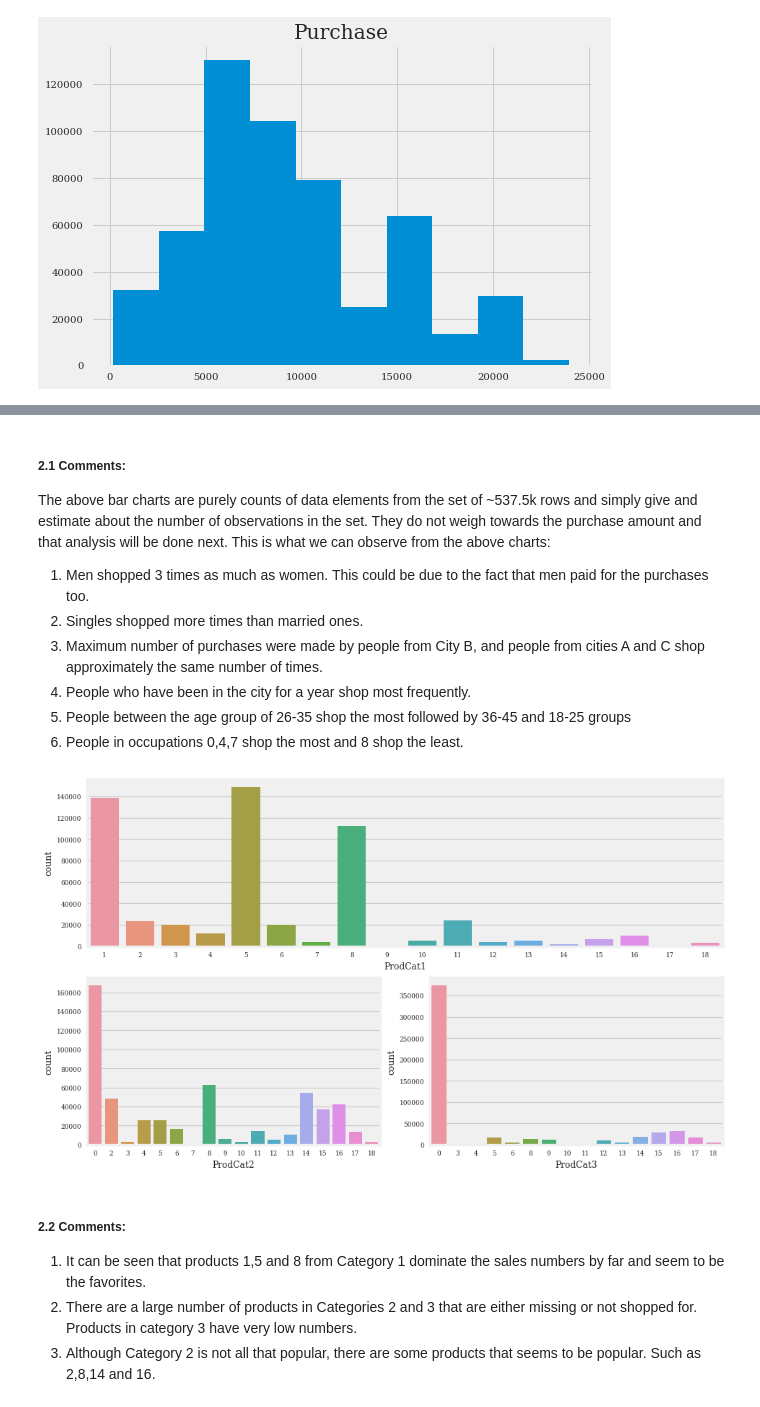
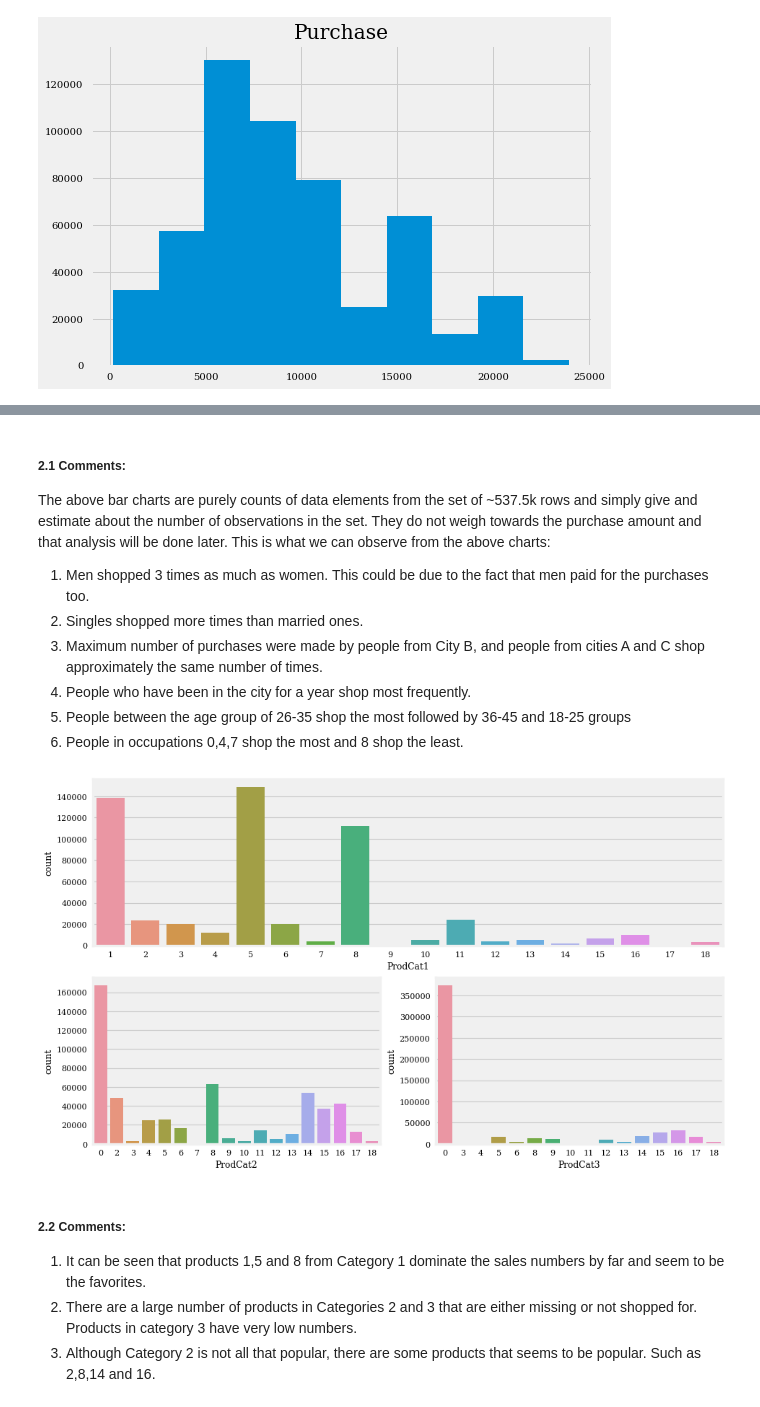
Before and after one commit to RishRosh/SpringBoard_Capstone1_BlackFridaySales, a Jupyter notebook: BlackFriday.ipynb, the cells around one changed output, grey strips where cells are left out. Saved outputs shown, nothing was run; the diff lists cells and outputs as text; code cells hidden in the pictures.

```diff
--- a/BlackFriday.ipynb
+++ b/BlackFriday.ipynb
@@ -147,6 +145,6 @@ It can be concluded that this Product_ID is not relevant and can be dropped alon
 # %%
-# Drop these unneeded columns
-data=data.drop(['Product_ID','Product_Category_1','Product_Category_2','Product_Category_3'], axis=1)
+# Drop the redundant columns
+data=data.drop(['Product_Category_1','Product_Category_2','Product_Category_3'], axis=1)
 # %%
 data.info()
 # %% [output]
@@ -258,6 +224,6 @@ plt.tight_layout()
 # %% [markdown]
 ##### 2.1 Comments:
-The above bar charts are purely counts of data elements from the set of ~537.5k rows and simply give and estimate about the number of observations in the set. They do not weigh towards the purchase amount and that analysis will be done next. This is what we can observe from the above charts:
+The above bar charts are purely counts of data elements from the set of ~537.5k rows and simply give and estimate about the number of observations in the set. They do not weigh towards the purchase amount and that analysis will be done later. This is what we can observe from the above charts:
 
 1. Men shopped 3 times as much as women. This could be due to the fact that men paid for the purchases too.
 2. Singles shopped more times than married ones.
@@ -268,37 +234,23 @@ The above bar charts are purely counts of data elements from the set of ~537.5k
 # %%
 # Get the Product category distribution
 
 style.use('seaborn-notebook') #sets the size of the charts
 matplotlib.rcParams.update({'font.size': 8}) #set font for chart labels
 fig = plt.figure(num=None, figsize=(12, 7), dpi=80, facecolor='w', edgecolor='k')
 ax1 = plt.subplot2grid((2,2),(1,0))
 ax1 = sns.countplot(data.ProdCat2)
-for label in ax1.xaxis.get_ticklabels():
-    #label.set_rotation(45)
-    label.set_fontsize(8)
-for label in ax1.yaxis.get_ticklabels():
-    label.set_fontsize(8)
 
 ax2 = plt.subplot2grid((2,2),(1,1))
 ax2 = sns.countplot(data.ProdCat3)
-for label in ax2.xaxis.get_ticklabels():
-    #label.set_rotation(45)
-    label.set_fontsize(8)
-for label in ax2.yaxis.get_ticklabels():
-    label.set_fontsize(8)
 
 ax3 = plt.subplot2grid((2,2),(0,0), colspan=2)
 ax3 = sns.countplot(data.ProdCat1)
-for label in ax3.xaxis.get_ticklabels():
-    #label.set_rotation(45)
-    label.set_fontsize(8)
-for label in ax3.yaxis.get_ticklabels():
-    label.set_fontsize(8)
+
 plt.tight_layout()
 #plt.subplots_adjust(left=0.9, bottom=0.20, right=0.94, top=0.90, wspace=0.2, hspace=0)
 #ax3.grid(True)
 # %% [output]
-[figure, old version]
+[figure, new version]
 # %% [markdown]
 ##### 2.2 Comments:
 1. It can be seen that products 1,5 and 8 from Category 1 dominate the sales numbers by far and seem to be the favorites.
```
Also changed, not shown: parts of 69 cells of this notebook.
